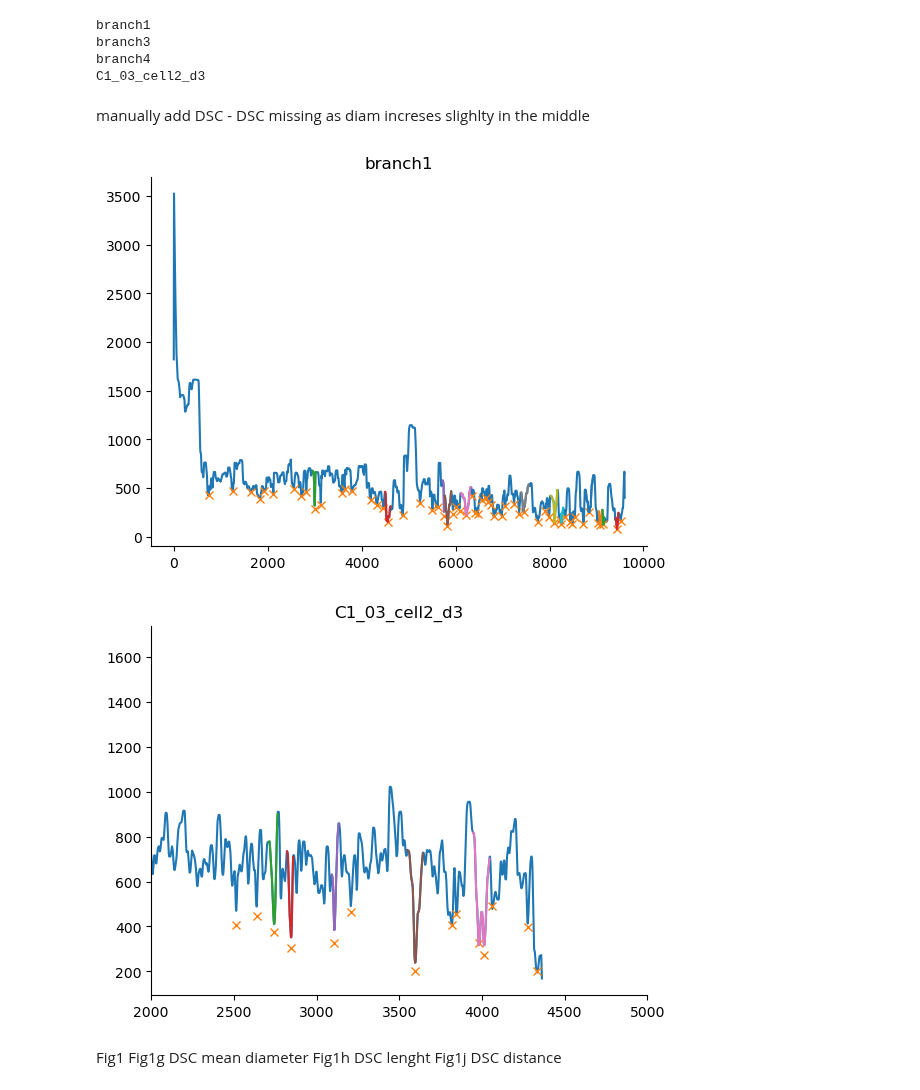
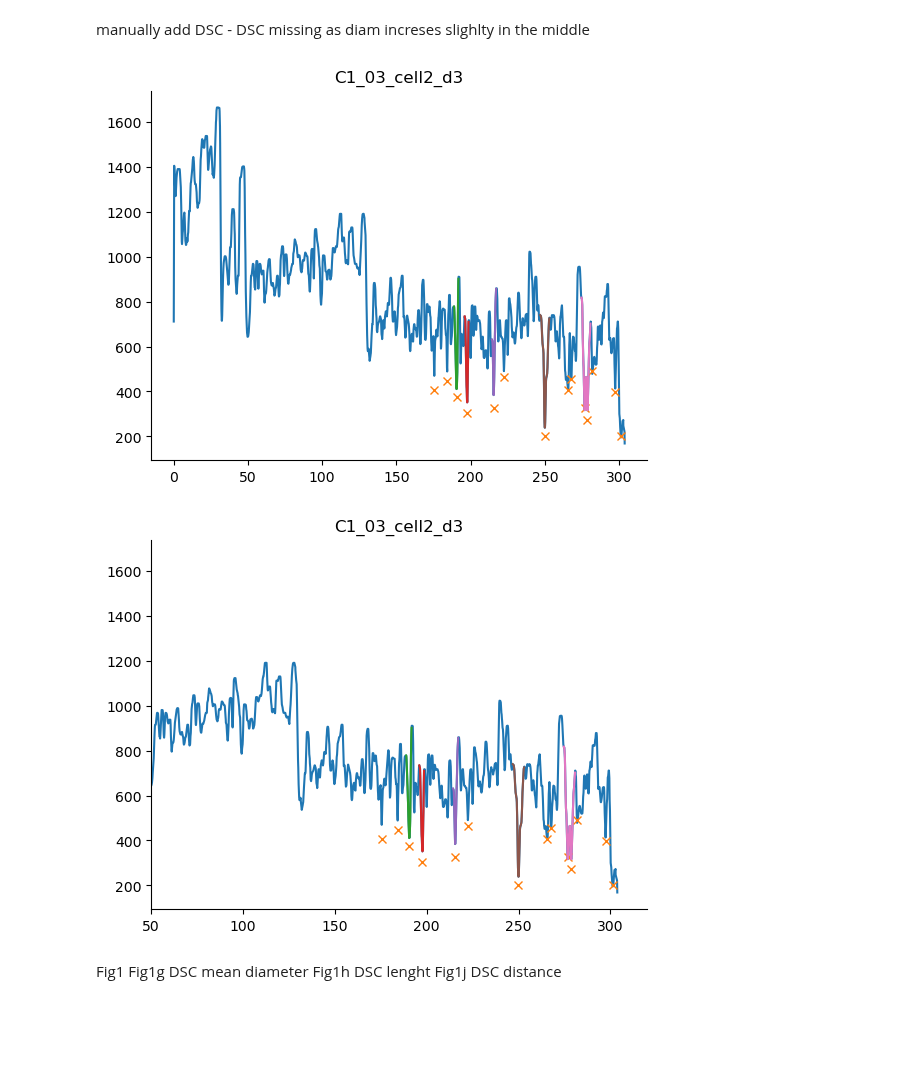
Before and after one commit to tonykelly00/DSC_morphology_pipeline, a Jupyter notebook: notebooks/ExM_analysis.ipynb, the cells around one changed output. Drawn from its saved outputs; the diff is of its cells as text; code cells hidden in the pictures; blank space fills up the shorter version.

Commit message:
useing organised repo structure

```diff
--- a/notebooks/ExM_analysis.ipynb
+++ b/notebooks/ExM_analysis.ipynb
@@ -39,29 +36,38 @@ The autoreload extension is already loaded. To reload it, use:
 from pathlib import Path
 DGdata={}
 
-DGdata['branch1'] = {'path':'D:/sciebo/ExM/2016_07_07/postExM/slice4_left/Branch1_new/tables/Local Diameter.csv'}
-DGdata['branch1']['file']= 'Local Diameter.csv'
+DGdata['branch1'] = {'path':'M:/Tony/Bonn/Data/Distal_Dendrite/Morphology/repo_data/ExM/2016_07_07/branch1/tables/2016_07_07_slice4_left_branch1_Local Diameter.csv'}
+DGdata['branch1']['file']= '2016_07_07_slice4_left_branch1_Local Diameter.csv'
 DGdata['branch1']['ex_factor'] = 4.1
 DGdata['branch1']['res'] = 1
 
 #sub-branch of branch 3
-# DGdata['branch2'] = {'path':'M:\\Tony\\Bonn\\Data\\Distal_Dendrite\\Morphology\\ExM\\2016_07_07\\postExM\\slice4_left\\Branch2_new\\tables\\branch2_comp_localDiameter.csv'}
-# DGdata['branch2']['file']= 'branch2_comp_localDiameter.csv'
+# DGdata['branch2'] = {'path':''M:/Tony/Bonn/Data/Distal_Dendrite/Morphology/repo_data/ExM/2016_07_07/branch2/tables/2016_07_07_slice4_left_branch2_Local Diameter.csv'}
+# DGdata['branch2']['file']= '2016_07_07_slice4_left_branch2_Local Diameter.csv'
 # DGdata['branch2']['ex_factor'] = 4.1
 # DGdata['branch2']['res'] = 1
 
-DGdata['branch3'] = {'path':'M:/Tony/Bonn/Data/Distal_Dendrite/Morphology/ExM/2016_07_07/postExM/slice4_left/Branch3_new/tables/branch3_comp_localDiameter1.csv'}
+DGdata['branch3'] = {'path':'M:/Tony/Bonn/Data/Distal_Dendrite/Morphology/repo_data/ExM/2016_07_07/branch3/tables/2016_07_07_slice4_left_branch3_Local Diameter.csv'}
 DGdata['branch3']['file']= 'branch3_comp_localDiameter1.csv'
 DGdata['branch3']['ex_factor'] = 4.1
 DGdata['branch3']['res'] = 1
 
-DGdata['branch4'] = {'path':'M:/Tony/Bonn/Data/Distal_Dendrite/Morphology/ExM/2019_05_04/Slice3_side1/tables/branch4_comp_localDiameter.csv'}
-DGdata['branch4']['file']= 'branch4_comp_localDiameter.csv'
+DGdata['branch4'] = {'path':'M:/Tony/Bonn/Data/Distal_Dendrite/Morphology/repo_data/ExM/2019_05_04/branch4/tables/2019_05_04_slice3_side1_branch4_localDiameter.csv'}
+DGdata['branch4']['file']= '2019_05_04_slice3_side1_branch4_localDiameter.csv'
 DGdata['branch4']['ex_factor'] = 4.1
 DGdata['branch4']['res'] = 1
 
+DGdata['C1_02_cell1_d2'] = {'path':'M:/Tony/Bonn/Data/Distal_Dendrite/Morphology/repo_data/ExM/2020_06_08/T1_02/tables/20210201_DG-T1_AF488-02_neuron01_8bit_1000-3000_dend2 - Local Diameter.csv'}
+DGdata['C1_02_cell1_d2']['file']= '20210201_DG-T1_AF488-02_neuron01_8bit_1000-3000_dend2 - Local Diameter.csv'
+DGdata['C1_02_cell1_d2']['ex_factor'] = 3.8
+DGdata['C1_02_cell1_d2']['res'] = 0.173
 
-DGdata['C1_03_cell2_d3']={'path' : 'D:/sciebo/ExM/2020_06_08_round3/LSM/C1/Imaris files/tables/20210201_dg-t1_af488-03_decon-Resolution Level 1_8bit_480-2600_dend3 - Local Diameter.csv'}
+DGdata['C1_03_cell2_d2'] = {'path':'M:/Tony/Bonn/Data/Distal_Dendrite/Morphology/repo_data/ExM/2020_06_08/T1_03/tables/20210201_dg-t1_af488-03_decon-Resolution Level 1_8bit_480-2600_dend2 - Local Diameter.csv'}
+DGdata['C1_03_cell2_d2']['file']= '20210201_dg-t1_af488-03_decon-Resolution Level 1_8bit_480-2600_dend2 - Local Diameter.csv'
+DGdata['C1_03_cell2_d2']['ex_factor'] = 3.8
+DGdata['C1_03_cell2_d2']['res'] = 0.173
+
+DGdata['C1_03_cell2_d3']={'path' : 'M:/Tony/Bonn/Data/Distal_Dendrite/Morphology/repo_data/ExM/2020_06_08/T1_03/tables/20210201_dg-t1_af488-03_decon-Resolution Level 1_8bit_480-2600_dend3 - Local Diameter.csv'}
 #DGdata['C1_03_cell2_d3']={'path' : '//172.26.65.13/messdaten/Tony/Bonn/Data/Distal_Dendrite/Morphology/ExM/2020_06_08_round3/LSM/ExM/C1/Imaris files/tables/20210201_dg-t1_af488-03_decon-Resolution Level 1_8bit_480-2600_dend3 - Local Diameter.csv'}
 DGdata['C1_03_cell2_d3']['file']= '20210201_dg-t1_af488-03_decon-Resolution Level 1_8bit_480-2600_dend3 - Local Diameter.csv'
 DGdata['C1_03_cell2_d3']['ex_factor'] = 3.8
@@ -74,11 +80,6 @@ for name, dendrite in tqdm(dataSet.items()):
 
     file_path = dendrite['path']#+dendrite['file']
     dataSet[name] = branch_dsc(file_path, dataSet[name]['res'], dataSet[name]['ex_factor'])
-# %% [output]
-branch1
-branch3
-branch4
-C1_03_cell2_d3
 # %% [markdown]
 manually add DSC
     - DSC missing as diam increses slighlty in the middle
@@ -94,14 +95,14 @@ branch['DSCs'].append(DSC)
 update_DSCs(branch)
 update_compartments(branch)
 # %%
-fig, ax = plot_dsc(DGdata['branch1'],'branch1')
+fig, ax = plot_dsc(DGdata['C1_03_cell2_d3'],'C1_03_cell2_d3', corr=1)
 # %% [output]
-[figure, old version]
+[figure, new version]
 # %%
-ax.set_xlim(2000, 5000)
+ax.set_xlim(50, 320)
 fig
 # %% [output]
-[figure, old version]
+[figure, new version]
 # %% [markdown]
 Fig1
 Fig1g DSC mean diameter
```
Also changed, not shown: parts of 6 cells of this notebook, 2 other files.
